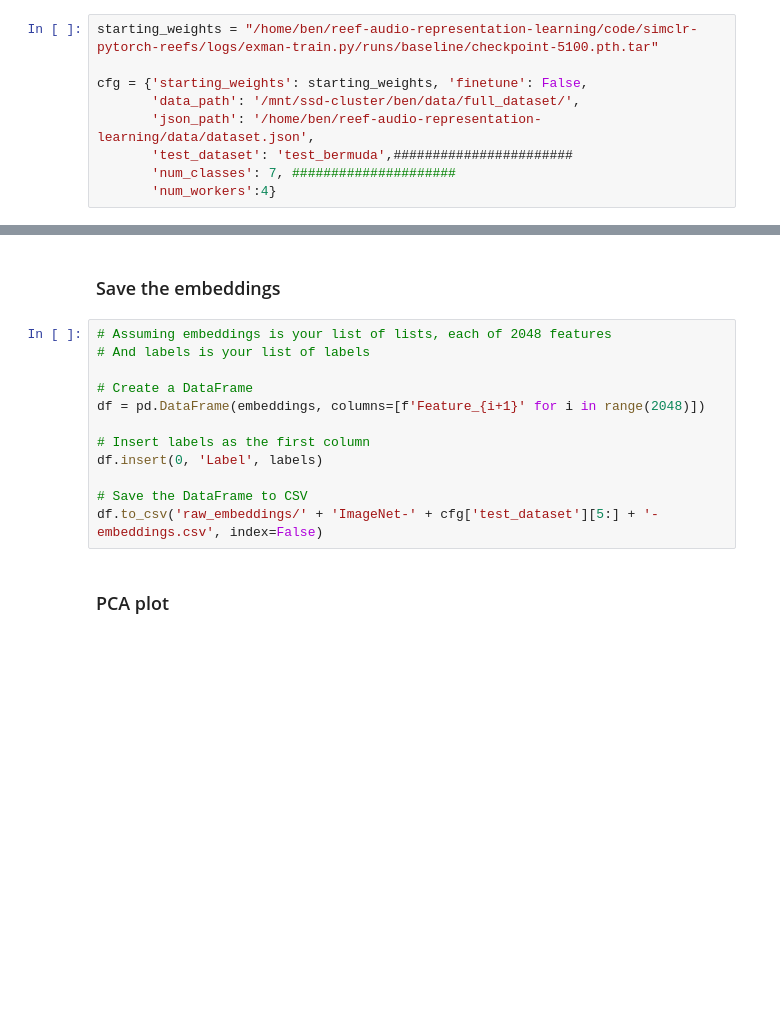
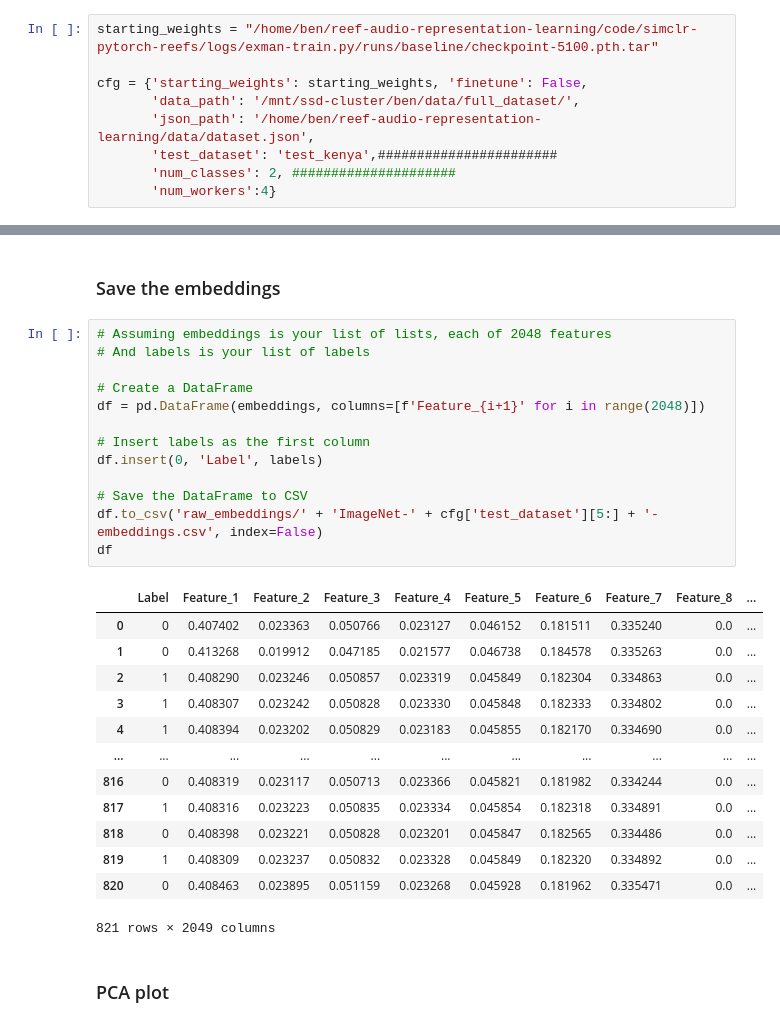
Before and after one commit to CV4EcologySchool/reef-audio-representation-learning, a Jupyter notebook: code/simclr-pytorch-reefs/evaluation/embeddings/ImageNet_embedding_extractor.ipynb, the cells around one changed output, grey strips where cells are left out. Cells and saved outputs as stored; diff of their text form; blank space fills up the shorter version.

```diff
--- a/code/simclr-pytorch-reefs/evaluation/embeddings/ImageNet_embedding_extractor.ipynb
+++ b/code/simclr-pytorch-reefs/evaluation/embeddings/ImageNet_embedding_extractor.ipynb
@@ -19,8 +19,8 @@ starting_weights = "/home/ben/reef-audio-representation-learning/code/simclr-pyt
 cfg = {'starting_weights': starting_weights, 'finetune': False,
        'data_path': '/mnt/ssd-cluster/ben/data/full_dataset/',
        'json_path': '/home/ben/reef-audio-representation-learning/data/dataset.json',
-       'test_dataset': 'test_bermuda',#######################
-       'num_classes': 7, #####################
+       'test_dataset': 'test_kenya',#######################
+       'num_classes': 2, #####################
        'num_workers':4}
 # %% [markdown]
 ### Load model
@@ -132,15 +132,30 @@ embeddings, labels = extract_multiple_embeddings(model_instance, sample_loader,
 # %%
 # Assuming embeddings is your list of lists, each of 2048 features
 # And labels is your list of labels
 
 # Create a DataFrame
 df = pd.DataFrame(embeddings, columns=[f'Feature_{i+1}' for i in range(2048)])
 
 # Insert labels as the first column
 df.insert(0, 'Label', labels)
 
 # Save the DataFrame to CSV
 df.to_csv('raw_embeddings/' + 'ImageNet-' + cfg['test_dataset'][5:] + '-embeddings.csv', index=False)
+df
+# %% [output]
+|  | Label | Feature_1 | Feature_2 | Feature_3 | Feature_4 | Feature_5 | Feature_6 | Feature_7 | Feature_8 | ... |
+| 0 | 0 | 0.407402 | 0.023363 | 0.050766 | 0.023127 | 0.046152 | 0.181511 | 0.335240 | 0.0 | ... |
+| 1 | 0 | 0.413268 | 0.019912 | 0.047185 | 0.021577 | 0.046738 | 0.184578 | 0.335263 | 0.0 | ... |
+| 2 | 1 | 0.408290 | 0.023246 | 0.050857 | 0.023319 | 0.045849 | 0.182304 | 0.334863 | 0.0 | ... |
+| 3 | 1 | 0.408307 | 0.023242 | 0.050828 | 0.023330 | 0.045848 | 0.182333 | 0.334802 | 0.0 | ... |
+| 4 | 1 | 0.408394 | 0.023202 | 0.050829 | 0.023183 | 0.045855 | 0.182170 | 0.334690 | 0.0 | ... |
+| ... | ... | ... | ... | ... | ... | ... | ... | ... | ... | ... |
+| 816 | 0 | 0.408319 | 0.023117 | 0.050713 | 0.023366 | 0.045821 | 0.181982 | 0.334244 | 0.0 | ... |
+| 817 | 1 | 0.408316 | 0.023223 | 0.050835 | 0.023334 | 0.045854 | 0.182318 | 0.334891 | 0.0 | ... |
+| 818 | 0 | 0.408398 | 0.023221 | 0.050828 | 0.023201 | 0.045847 | 0.182565 | 0.334486 | 0.0 | ... |
+| 819 | 1 | 0.408309 | 0.023237 | 0.050832 | 0.023328 | 0.045849 | 0.182320 | 0.334892 | 0.0 | ... |
+| 820 | 0 | 0.408463 | 0.023895 | 0.051159 | 0.023268 | 0.045928 | 0.181962 | 0.335471 | 0.0 | ... |
+821 rows × 2049 columns
 # %% [markdown]
 ### PCA plot
 # %%
```
Also changed, not shown: 5 other files.
